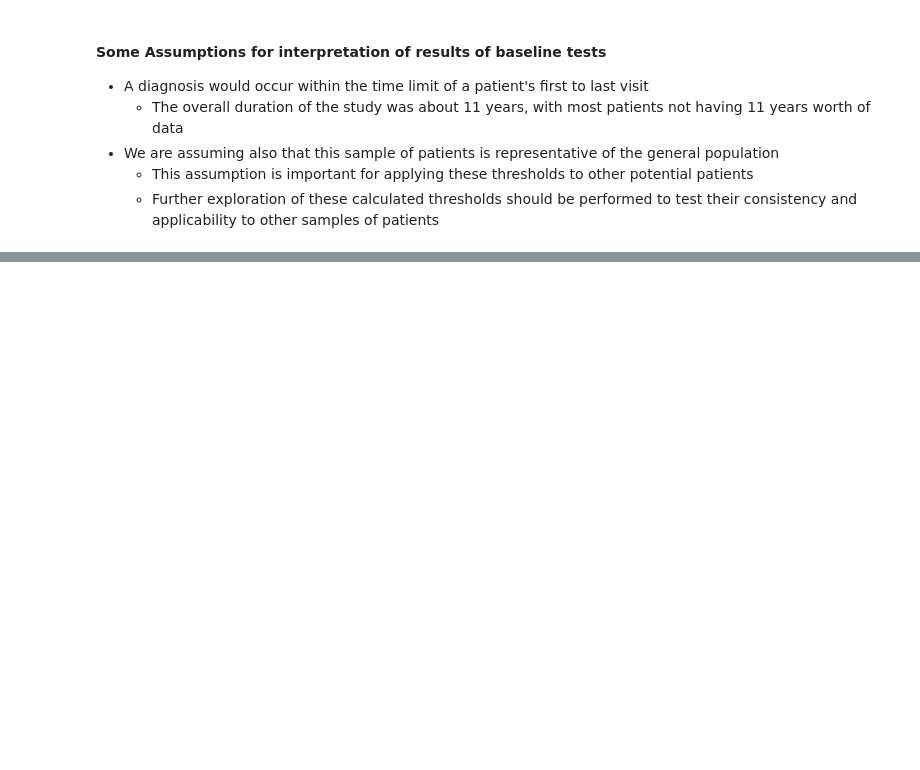
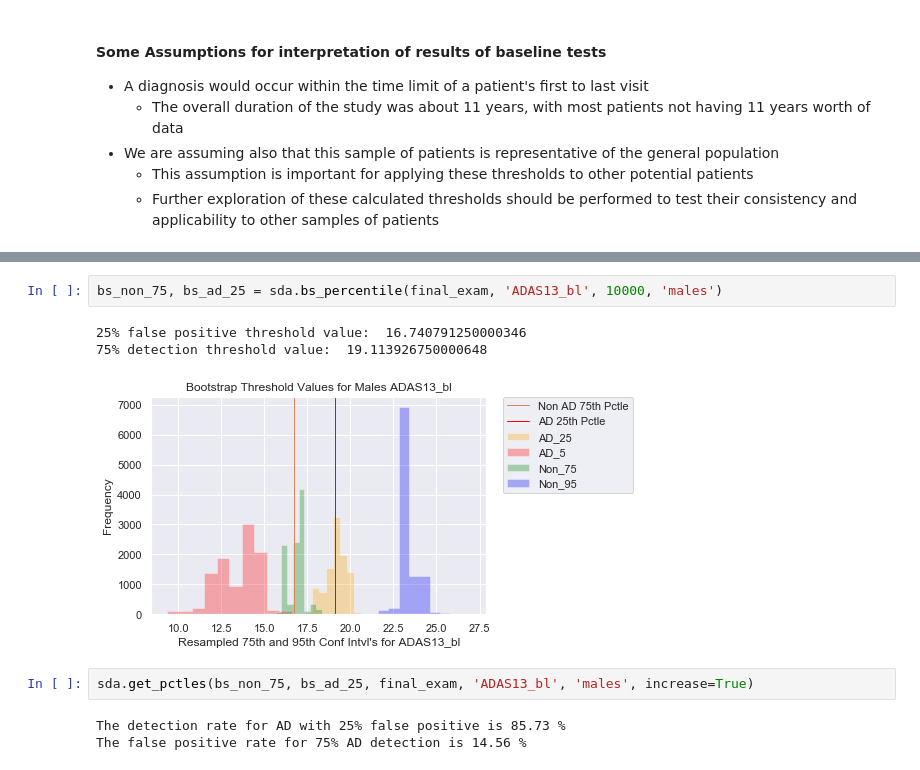
Before and after one commit to Haydost/Springboard_Portfolio, a Jupyter notebook: Capstone_1_Alzheimers_InProgress/3-Statistical_Data_Analysis.ipynb, the cells around one changed output, grey strips where cells are left out. Saved outputs shown, nothing was run; the diff lists cells and outputs as text; blank space fills up the shorter version.

```diff
--- a/Capstone_1_Alzheimers_InProgress/3-Statistical_Data_Analysis.ipynb
+++ b/Capstone_1_Alzheimers_InProgress/3-Statistical_Data_Analysis.ipynb
@@ -676,0 +689,11 @@ Using the 75th percentile for patients that didn't develop AD as a threshold wou
+# %%
+bs_non_75, bs_ad_25 = sda.bs_percentile(final_exam, 'ADAS13_bl', 10000, 'males')
+# %% [output]
+25% false positive threshold value:  16.740791250000346
+75% detection threshold value:  19.113926750000648
+[figure, added]
+# %%
+sda.get_pctles(bs_non_75, bs_ad_25, final_exam, 'ADAS13_bl', 'males', increase=True)
+# %% [output]
+The detection rate for AD with 25% false positive is 85.73 %
+The false positive rate for 75% AD detection is 14.56 %
```
Also changed, not shown: parts of 113 cells of this notebook, 1 other file.
